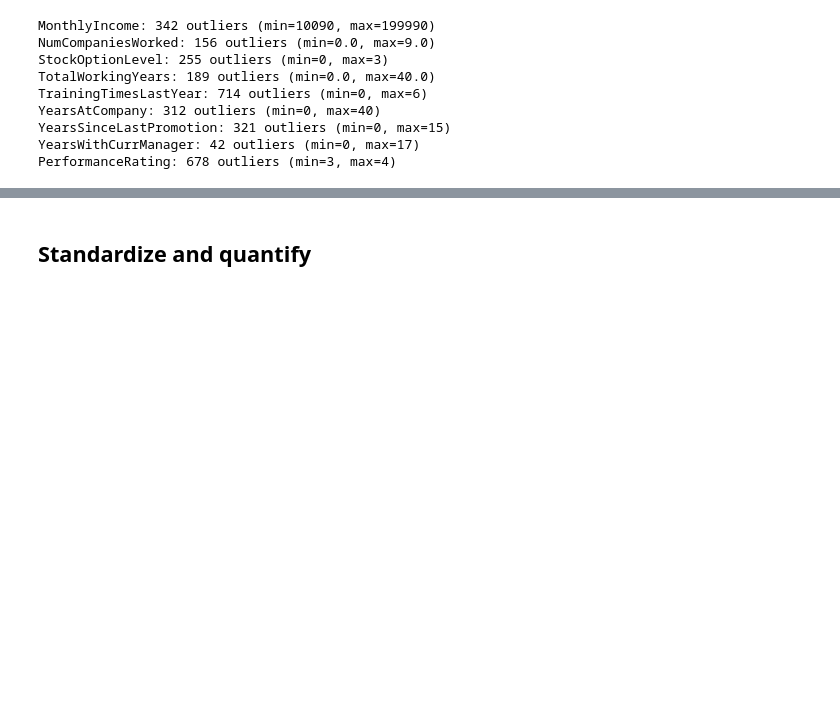
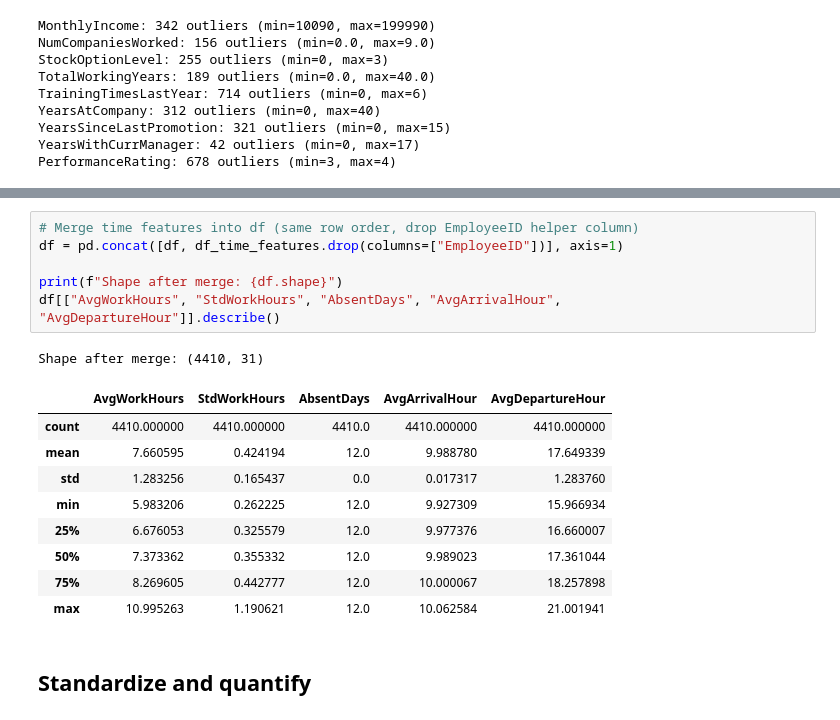
Before and after one commit to Ilyass1309/employee-attrition-prediction, a Jupyter notebook: attrition_analysis.ipynb, the cells around one changed output, grey strips where cells are left out. Drawn from its saved outputs; the diff is of its cells as text; blank space fills up the shorter version.

```diff
--- a/attrition_analysis.ipynb
+++ b/attrition_analysis.ipynb
@@ -198,3 +251,20 @@ PerformanceRating: 678 outliers (min=3, max=4)
+# %%
+# Merge time features into df (same row order, drop EmployeeID helper column)
+df = pd.concat([df, df_time_features.drop(columns=["EmployeeID"])], axis=1)
+
+print(f"Shape after merge: {df.shape}")
+df[["AvgWorkHours", "StdWorkHours", "AbsentDays", "AvgArrivalHour", "AvgDepartureHour"]].describe()
+# %% [output]
+Shape after merge: (4410, 31)
+|  | AvgWorkHours | StdWorkHours | AbsentDays | AvgArrivalHour | AvgDepartureHour |
+| count | 4410.000000 | 4410.000000 | 4410.0 | 4410.000000 | 4410.000000 |
+| mean | 7.660595 | 0.424194 | 12.0 | 9.988780 | 17.649339 |
+| std | 1.283256 | 0.165437 | 0.0 | 0.017317 | 1.283760 |
+| min | 5.983206 | 0.262225 | 12.0 | 9.927309 | 15.966934 |
+| 25% | 6.676053 | 0.325579 | 12.0 | 9.977376 | 16.660007 |
+| 50% | 7.373362 | 0.355332 | 12.0 | 9.989023 | 17.361044 |
+| 75% | 8.269605 | 0.442777 | 12.0 | 10.000067 | 18.257898 |
+| max | 10.995263 | 1.190621 | 12.0 | 10.062584 | 21.001941 |
 # %% [markdown]
 ## Standardize and quantify
 # %% [markdown]
```
Also changed, not shown: parts of 7 cells of this notebook.
